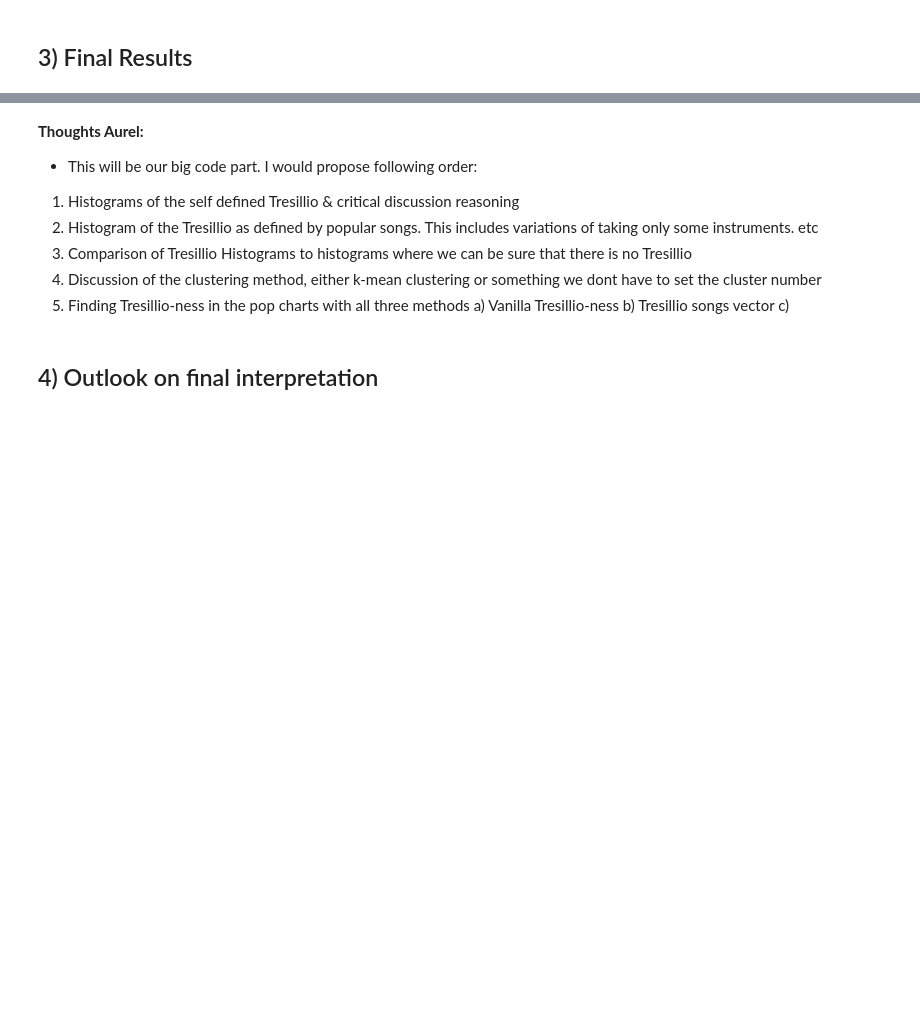
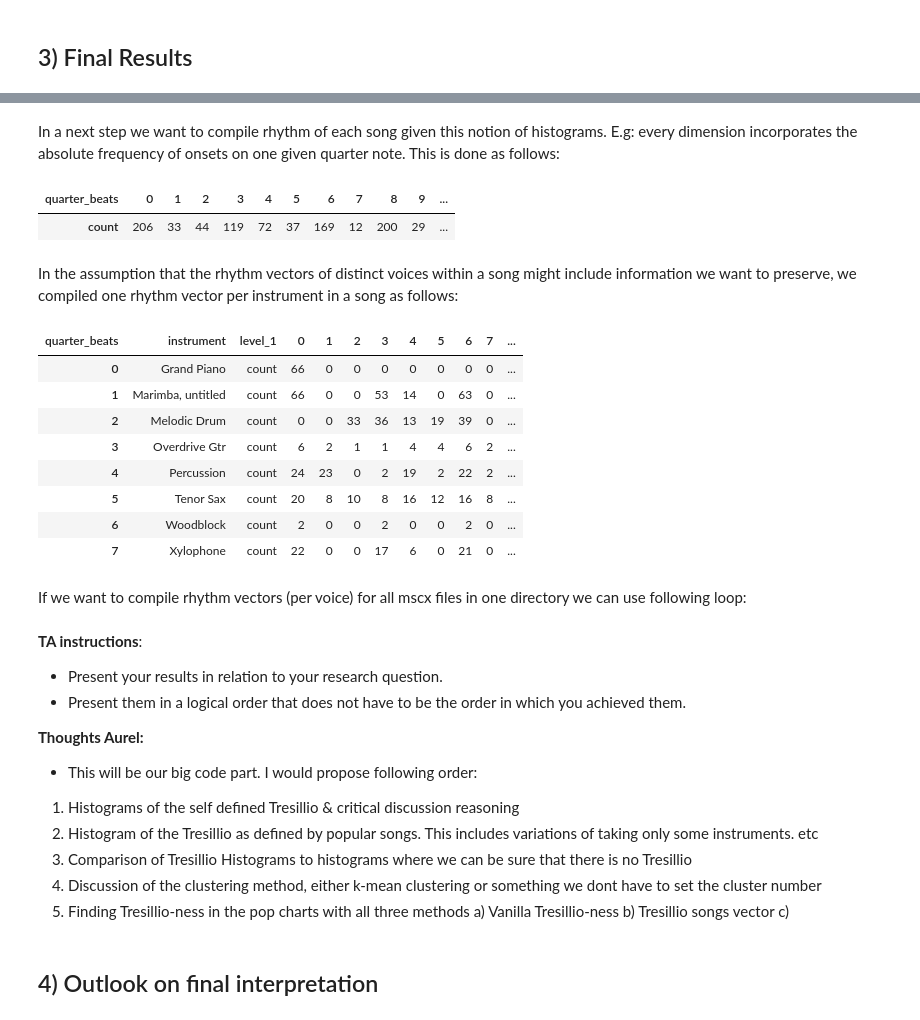
Before and after one commit to pushkarjajoria/Tresillo, a Jupyter notebook: src/milestone_3_sugessted_structure.ipynb, the cells around one changed output, grey strips where cells are left out. Drawn from its saved outputs; the diff is of its cells as text; code cells hidden in the pictures; blank space fills up the shorter version.

```diff
--- a/src/milestone_3_sugessted_structure.ipynb
+++ b/src/milestone_3_sugessted_structure.ipynb
@@ -115,0 +176,40 @@ Points to discuss as stated by TAs:
+# %% [markdown]
+In a next step we want to compile rhythm of each song given this notion of histograms. E.g: every dimension incorporates the absolute frequency of onsets on one given quarter note. This is done as follows:
+# %%
+rhythm_vector_shape_you = df_shape_of_you.groupby(['quarter_beats'])['mn'].agg(['count'])
+rhythm_vector_shape_you  = rhythm_vector_shape_you.reindex(list(range(0,16)),fill_value=0).T
+rhythm_vector_shape_you
+# %% [output]
+| quarter_beats | 0 | 1 | 2 | 3 | 4 | 5 | 6 | 7 | 8 | 9 | ... |
+| count | 206 | 33 | 44 | 119 | 72 | 37 | 169 | 12 | 200 | 29 | ... |
+# %% [markdown]
+In the assumption that the rhythm vectors of distinct voices within a song might include information we want to preserve, we compiled one rhythm vector per instrument in a song as follows:
+# %%
+# Define instruments
+shape_of_you_score = Score(shape_of_you)
+instrument_dict = {}
+for key in shape_of_you_score.mscx.metadata['parts']:
+    for staff in shape_of_you_score.mscx.metadata['parts'][key].keys():
+            instrument_dict[staff] = key
+
+
+#staff to voice/instruments
+df_shape_of_you['instrument'] = [instrument_dict[el] if el in instrument_dict else 'na' for el in df_shape_of_you.staff]
+
+#compute rhythm vectors per voice
+rhythm_vector_shape_you_instruments = df_shape_of_you.groupby(['instrument','quarter_beats'])['mn'].agg(['count'])
+rhythm_vector_shape_you_instruments = rhythm_vector_shape_you_instruments.groupby(level=0).apply(lambda x: x.reset_index(level = 0).drop(['instrument'],axis=1).reindex(list(range(0,16)),fill_value=0).T)
+rhythm_vector_shape_you_instruments = rhythm_vector_shape_you_instruments.reset_index()
+rhythm_vector_shape_you_instruments
+# %% [output]
+| quarter_beats | instrument | level_1 | 0 | 1 | 2 | 3 | 4 | 5 | 6 | 7 | ... |
+| 0 | Grand Piano | count | 66 | 0 | 0 | 0 | 0 | 0 | 0 | 0 | ... |
+| 1 | Marimba, untitled | count | 66 | 0 | 0 | 53 | 14 | 0 | 63 | 0 | ... |
+| 2 | Melodic Drum | count | 0 | 0 | 33 | 36 | 13 | 19 | 39 | 0 | ... |
+| 3 | Overdrive Gtr | count | 6 | 2 | 1 | 1 | 4 | 4 | 6 | 2 | ... |
+| 4 | Percussion | count | 24 | 23 | 0 | 2 | 19 | 2 | 22 | 2 | ... |
+| 5 | Tenor Sax | count | 20 | 8 | 10 | 8 | 16 | 12 | 16 | 8 | ... |
+| 6 | Woodblock | count | 2 | 0 | 0 | 2 | 0 | 0 | 2 | 0 | ... |
+| 7 | Xylophone | count | 22 | 0 | 0 | 17 | 6 | 0 | 21 | 0 | ... |
+# %% [markdown]
+If we want to compile rhythm vectors (per voice) for all mscx files in one directory we can use following loop:
@@ -116,4 +262,8 @@ Points to discuss as stated by TAs:
 # %% [markdown]
+**TA instructions**:
+- Present your results in relation to your research question.
+- Present them in a logical order that does not have to be the order in which you achieved them.
+
 **Thoughts Aurel:**
 - This will be our big code part. I would propose following order:
  1. Histograms of the self defined Tresillio & critical discussion reasoning
```
Also changed, not shown: parts of 9 cells of this notebook.
